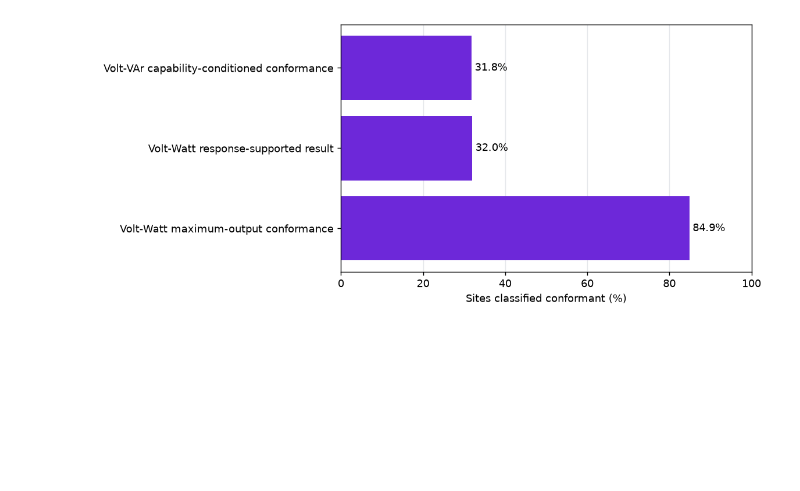
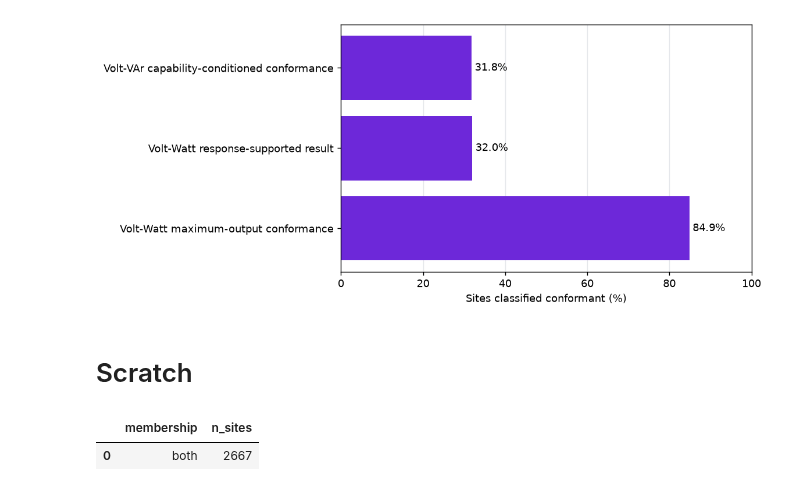
Before and after one commit to UNSW-CEEM/CICCADA, a Jupyter notebook: bms_sa_review/data_query/02_conformance_curtailment_analysis.ipynb, the cells around one changed output. Drawn from its saved outputs; the diff is of its cells as text; code cells hidden in the pictures; blank space fills up the shorter version.

```diff
--- a/bms_sa_review/data_query/02_conformance_curtailment_analysis.ipynb
+++ b/bms_sa_review/data_query/02_conformance_curtailment_analysis.ipynb
@@ -698,3 +697,62 @@ display(reporting_notes)
 | 3 | Volt-VAr conformance | Required Q conditional on impleme... | S_rated is proxied by the recorde... |
 | 4 | Volt-VAr curtailment | Headline only here; causal eviden... | S_99 is empirical, not verified m... |
 [figure]
+# %% [markdown]
+# Scratch
+# %%
+SAI = "solar_analytics_iceberg"
+# %%
+population_reconciliation = aq("""
+WITH stage2_population AS (
+    SELECT
+        site_id,
+        year
+    FROM conformance_voltwattghi_v2
+    WHERE year = 2024
+    GROUP BY site_id, year
+    HAVING SUM(
+        COALESCE(total_count, 0)
+        - COALESCE(null_uncurtailed_P_count, 0)
+    ) > 0
+),
+
+direct_energy_population AS (
+    SELECT DISTINCT
+        u.site_id,
+        YEAR(u.t_stamp + INTERVAL '10' HOUR) AS year
+    FROM all_uncurtailedpv_v2 u
+    INNER JOIN structured_data_v2 sd
+        ON sd.site_id = u.site_id
+       AND sd.t_stamp = u.t_stamp
+    WHERE YEAR(u.t_stamp + INTERVAL '10' HOUR) = 2024
+      AND sd.V > 253
+),
+
+membership AS (
+    SELECT
+        COALESCE(s.site_id, d.site_id) AS site_id,
+        CASE
+            WHEN s.site_id IS NOT NULL AND d.site_id IS NOT NULL
+                THEN 'both'
+            WHEN s.site_id IS NOT NULL
+                THEN 'stage2_only'
+            ELSE 'direct_energy_only'
+        END AS membership
+    FROM stage2_population s
+    FULL OUTER JOIN direct_energy_population d
+        ON s.site_id = d.site_id
+       AND s.year = d.year
+)
+
+SELECT
+    membership,
+    COUNT(*) AS n_sites
+FROM membership
+GROUP BY membership
+ORDER BY membership
+""", database=SAI)
+
+display(population_reconciliation)
+# %% [output]
+|  | membership | n_sites |
+| 0 | both | 2667 |
```
Also changed, not shown: parts of 2 cells of this notebook.
